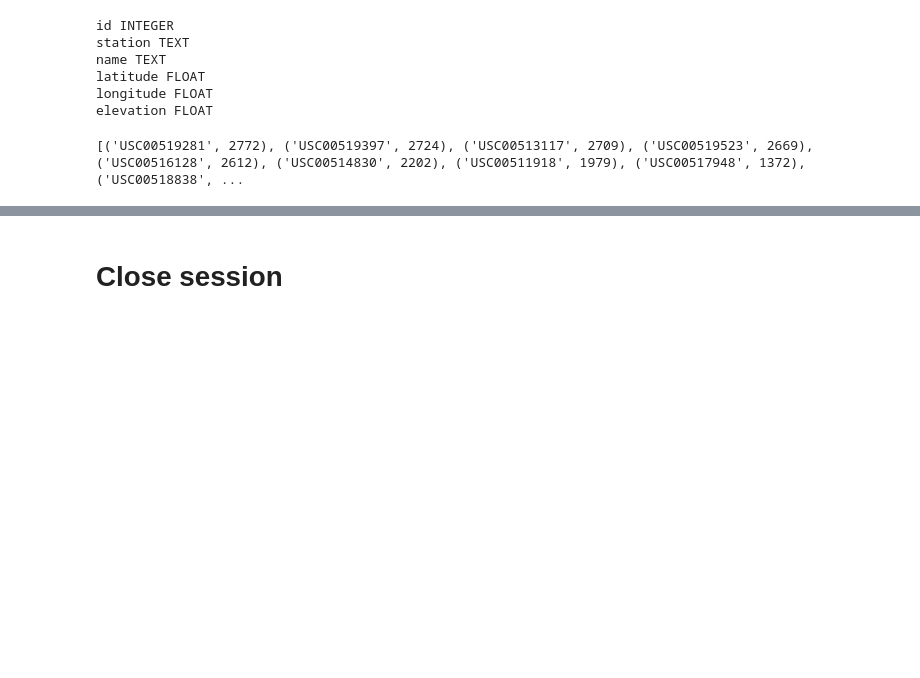
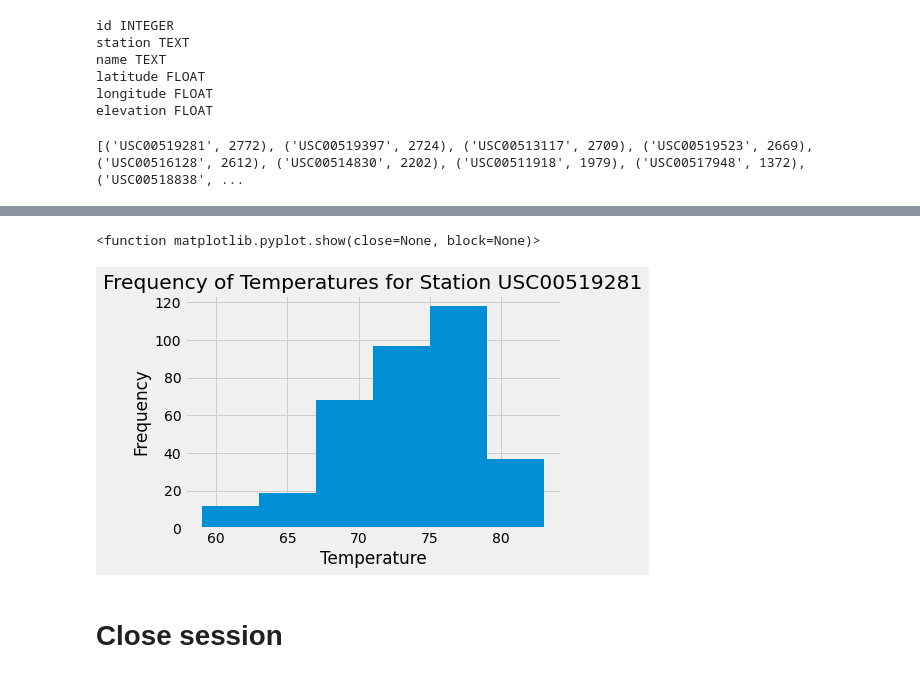
Before and after one commit to gabriellaburns/sqlalchemy-challenge, a Jupyter notebook: Instructions/climate_starter.ipynb, the cells around one changed output, grey strips where cells are left out. Cells and saved outputs as stored; diff of their text form; code cells hidden in the pictures; blank space fills up the shorter version.

```diff
--- a/Instructions/climate_starter.ipynb
+++ b/Instructions/climate_starter.ipynb
@@ -175,3 +186,6 @@ poppin_station_df.set_index('station', inplace=True)
 # %%
 # Using the most active station id
+poppin_station_id = poppin_station[0][0]
 # Query the last 12 months of temperature observation data for this station and plot the results as a histogram
+poppin_station_id_qry = session.query(Measurement.station, Measurement.tobs).filter(Measurement.date <= most_recent).\
+        filter(Measurement.date >= date).filter(Measurement.station==poppin_station_id)
@@ -179,0 +192,3 @@ TypeError: sqlalchemy.orm.session.Session.query() argument after * must be an it
+# %%
+df2 = pd.DataFrame(poppin_station_id_qry, columns=['date', 'tobs'])
+df2
@@ -180,3 +209,18 @@ TypeError: sqlalchemy.orm.session.Session.query() argument after * must be an it
+# %%
+data_values = df2["tobs"].tolist()
+
+bins = 6
+
+fig, axs = plt.subplots()
+axs.hist(data_values, bins=bins)
+plt.title(f'Frequency of Temperatures for Station {poppin_station_id}')
+plt.ylabel('Frequency')
+plt.xlabel('Temperature')
+plt.tight_layout
+plt.show
+# %% [output]
+<function matplotlib.pyplot.show(close=None, block=None)>
+[figure, added]
 # %% [markdown]
 # Close session
 # %%
```
Also changed, not shown: parts of 7 cells of this notebook.
